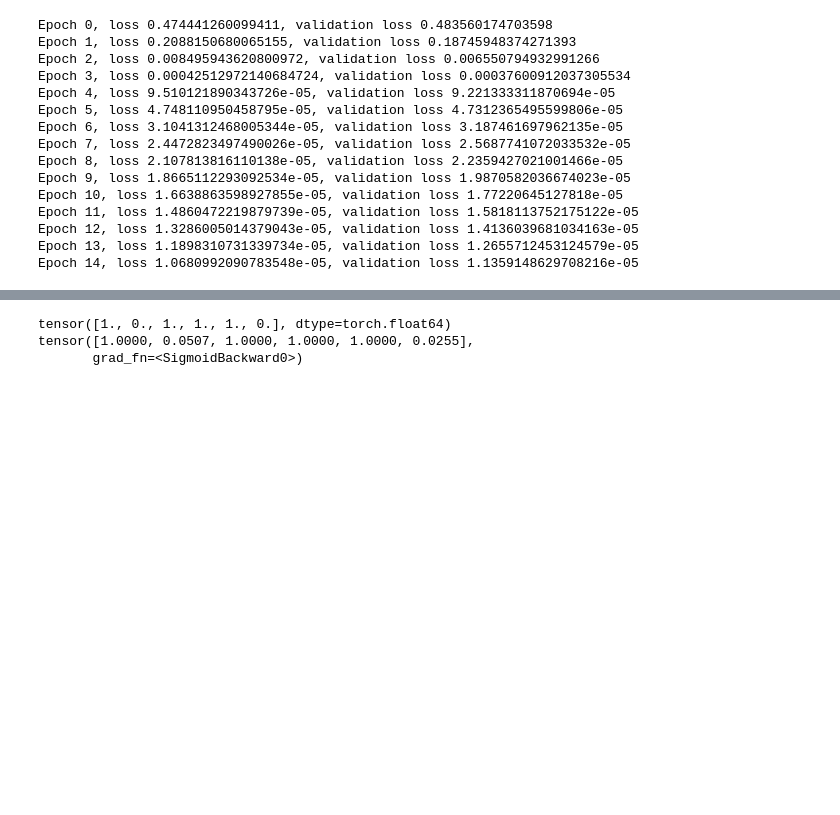
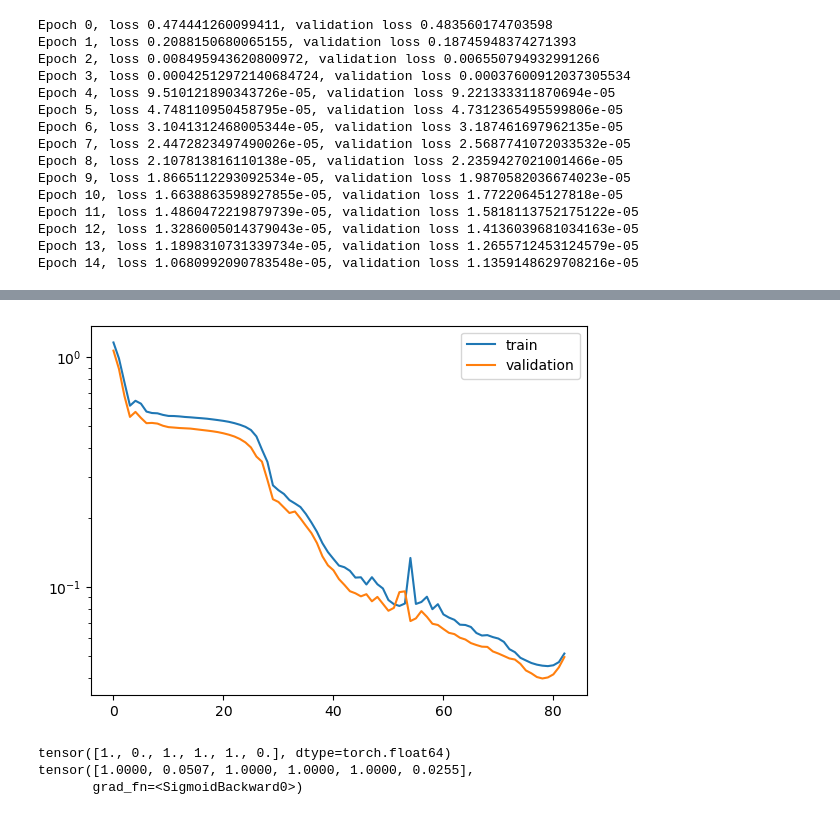
Before and after one commit to ComplexNetTSP/NAR, a Jupyter notebook: models/network.ipynb, the cells around one changed output, grey strips where cells are left out. Drawn from its saved outputs; the diff is of its cells as text; code cells hidden in the pictures; blank space fills up the shorter version.

```diff
--- a/models/network.ipynb
+++ b/models/network.ipynb
@@ -209,2 +16,0 @@ class Network(nn.Module):
-# %%
-h = torch.tensor([1, 2, 3, 4, 5])
@@ -365,7 +16,0 @@ train_dataset, test_dataset = random_split(dataset, [250, 50])
-# %%
-optimizer = torch.optim.Adam
-model = Network()
-lr = 0.0001
-
-train_loss, val_losses, y_losses, y_val_losses = train(model=model, train_dataset=train_dataset, validation_dataset=test_dataset,
-      optimizer=optimizer(model.parameters(), lr=lr), epochs=5, batch_size=32)
@@ -425,3 +463,12 @@ plt.show()
+# %%
+plt.plot(train_loss, label='train')
+plt.plot(val_losses, label='validation')
+plt.legend()
+# use log scale
+plt.yscale('log')
+plt.show()
+# %% [output]
+[figure, added]
 # %%
 i =31
 graph = test_dataset[i]
```
Also changed, not shown: parts of 48 cells of this notebook.
